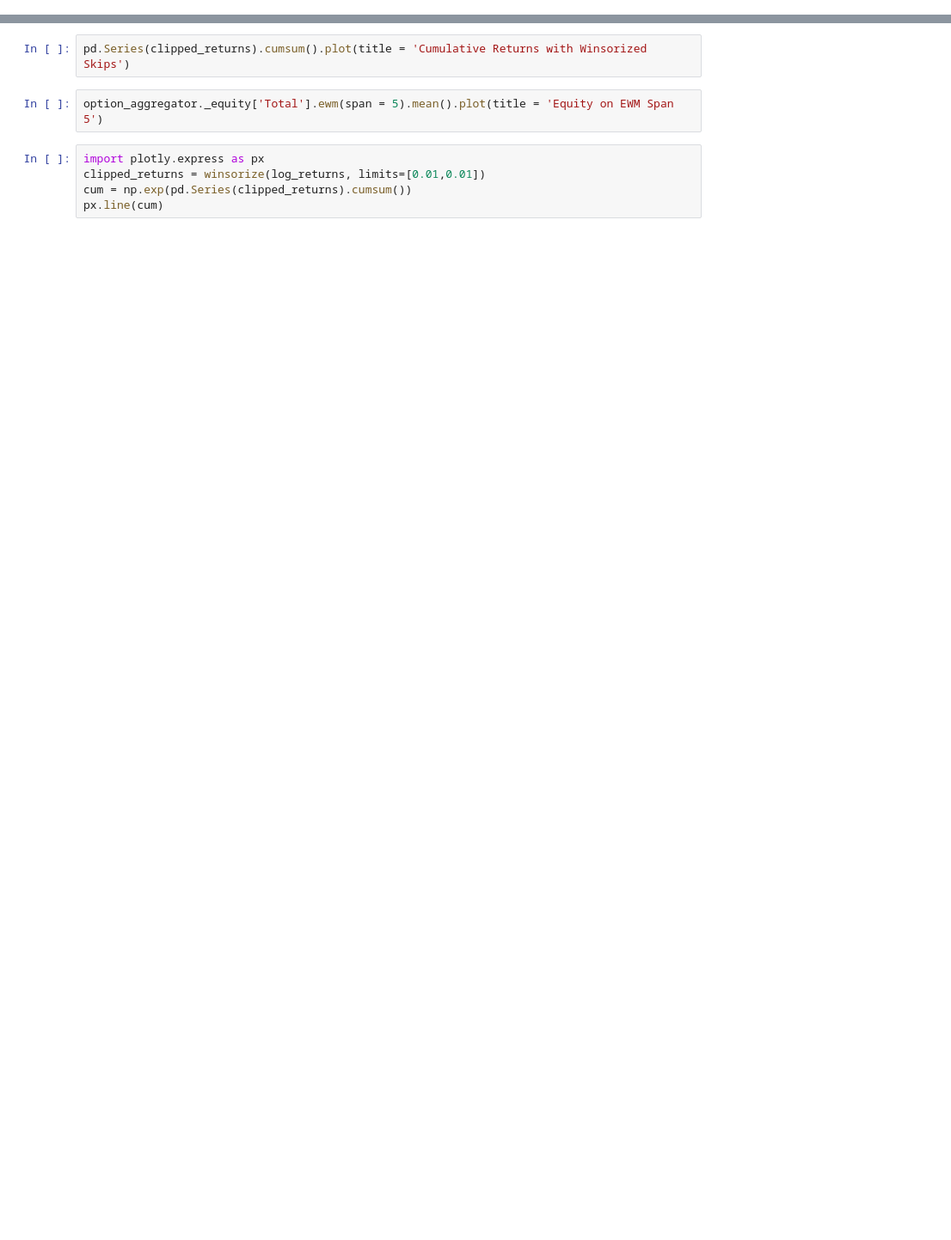
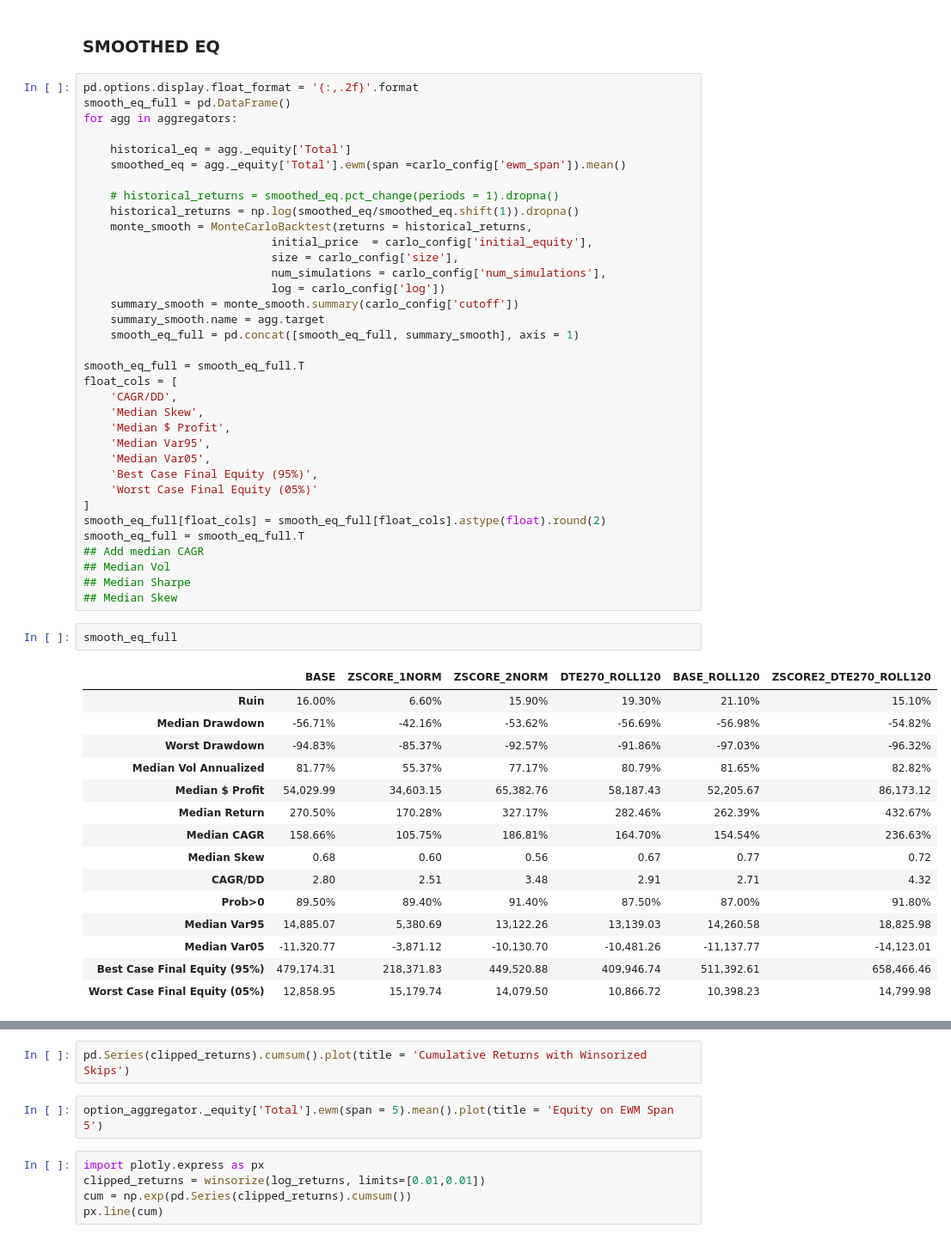
Before and after one commit to Zino-ctrlZ/QuantTools, a Jupyter notebook: EventDriven/demos/opt_wfa/analysis.ipynb, the cells around one changed output, grey strips where cells are left out. Shown at 86% size. Saved outputs shown, nothing was run; the diff lists cells and outputs as text; blank space fills up the shorter version.

```diff
--- a/EventDriven/demos/opt_wfa/analysis.ipynb
+++ b/EventDriven/demos/opt_wfa/analysis.ipynb
@@ -251,0 +152,55 @@ option_aggregator.plot_portfolio()
+# %% [markdown]
+### SMOOTHED EQ
+# %%
+pd.options.display.float_format = '{:,.2f}'.format
+smooth_eq_full = pd.DataFrame()
+for agg in aggregators:
+
+    historical_eq = agg._equity['Total']
+    smoothed_eq = agg._equity['Total'].ewm(span =carlo_config['ewm_span']).mean()
+
+    # historical_returns = smoothed_eq.pct_change(periods = 1).dropna()
+    historical_returns = np.log(smoothed_eq/smoothed_eq.shift(1)).dropna()
+    monte_smooth = MonteCarloBacktest(returns = historical_returns,
+                            initial_price  = carlo_config['initial_equity'],
+                            size = carlo_config['size'],
+                            num_simulations = carlo_config['num_simulations'],
+                            log = carlo_config['log'])
+    summary_smooth = monte_smooth.summary(carlo_config['cutoff'])
+    summary_smooth.name = agg.target
+    smooth_eq_full = pd.concat([smooth_eq_full, summary_smooth], axis = 1)
+
+smooth_eq_full = smooth_eq_full.T
+float_cols = [
+    'CAGR/DD',
+    'Median Skew',
+    'Median $ Profit',
+    'Median Var95',
+    'Median Var05',
+    'Best Case Final Equity (95%)',
+    'Worst Case Final Equity (05%)'
+]
+smooth_eq_full[float_cols] = smooth_eq_full[float_cols].astype(float).round(2)
+smooth_eq_full = smooth_eq_full.T
+## Add median CAGR
+## Median Vol
+## Median Sharpe
+## Median Skew
+# %%
+smooth_eq_full
+# %% [output]
+|  | BASE | ZSCORE_1NORM | ZSCORE_2NORM | DTE270_ROLL120 | BASE_ROLL120 | ZSCORE2_DTE270_ROLL120 |
+| Ruin | 16.00% | 6.60% | 15.90% | 19.30% | 21.10% | 15.10% |
+| Median Drawdown | -56.71% | -42.16% | -53.62% | -56.69% | -56.98% | -54.82% |
+| Worst Drawdown | -94.83% | -85.37% | -92.57% | -91.86% | -97.03% | -96.32% |
+| Median Vol Annualized | 81.77% | 55.37% | 77.17% | 80.79% | 81.65% | 82.82% |
+| Median $ Profit | 54,029.99 | 34,603.15 | 65,382.76 | 58,187.43 | 52,205.67 | 86,173.12 |
+| Median Return | 270.50% | 170.28% | 327.17% | 282.46% | 262.39% | 432.67% |
+| Median CAGR | 158.66% | 105.75% | 186.81% | 164.70% | 154.54% | 236.63% |
+| Median Skew | 0.68 | 0.60 | 0.56 | 0.67 | 0.77 | 0.72 |
+| CAGR/DD | 2.80 | 2.51 | 3.48 | 2.91 | 2.71 | 4.32 |
+| Prob>0 | 89.50% | 89.40% | 91.40% | 87.50% | 87.00% | 91.80% |
+| Median Var95 | 14,885.07 | 5,380.69 | 13,122.26 | 13,139.03 | 14,260.58 | 18,825.98 |
+| Median Var05 | -11,320.77 | -3,871.12 | -10,130.70 | -10,481.26 | -11,137.77 | -14,123.01 |
+| Best Case Final Equity (95%) | 479,174.31 | 218,371.83 | 449,520.88 | 409,946.74 | 511,392.61 | 658,466.46 |
+| Worst Case Final Equity (05%) | 12,858.95 | 15,179.74 | 14,079.50 | 10,866.72 | 10,398.23 | 14,799.98 |
```
Also changed, not shown: parts of 41 cells of this notebook, 5 other files.
